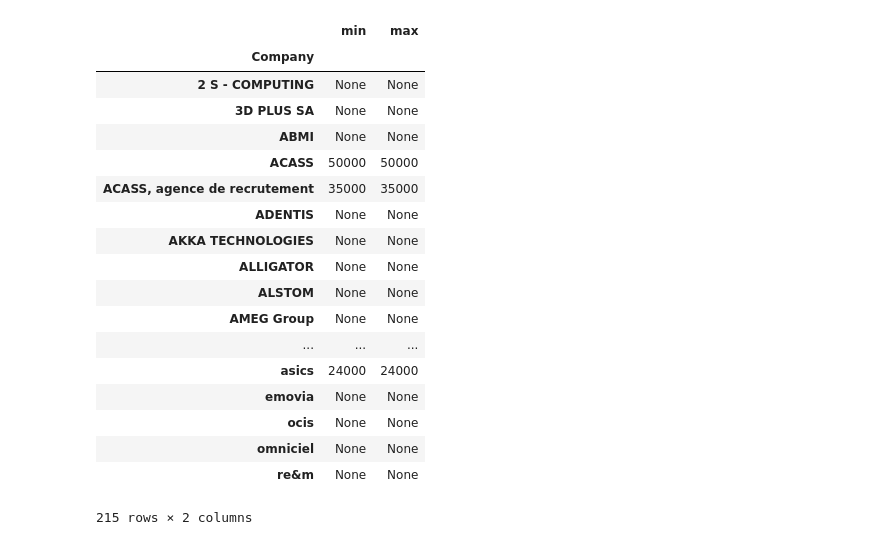
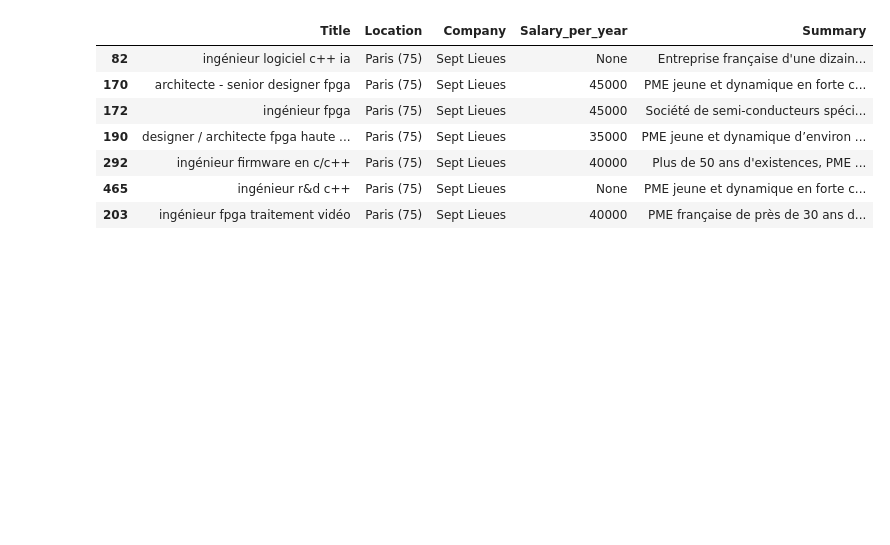
Before and after one commit to pmecchia/machine_learning_tutorials, a Jupyter notebook: codeheroku/Scrapping/indeed_microelectronics_jobs_analysis.ipynb, the cells around one changed output. Saved outputs shown, nothing was run; the diff lists cells and outputs as text; code cells hidden in the pictures; blank space fills up the shorter version.

```diff
--- a/codeheroku/Scrapping/indeed_microelectronics_jobs_analysis.ipynb
+++ b/codeheroku/Scrapping/indeed_microelectronics_jobs_analysis.ipynb
@@ -24,23 +35,15 @@ count.plot.bar(x='Companies',y='jobs');
 # %%
 salary=df.groupby(['Company']).agg([ 'min', 'max'])['Salary_per_year']
-salary
-# %% [output]
-|  | min | max |
-| Company |  |  |
-| 2 S - COMPUTING | None | None |
-| 3D PLUS SA | None | None |
-| ABMI | None | None |
-| ACASS | 50000 | 50000 |
-| ACASS, agence de recrutement | 35000 | 35000 |
-| ADENTIS | None | None |
-| AKKA TECHNOLOGIES | None | None |
-| ALLIGATOR | None | None |
-| ALSTOM | None | None |
-| AMEG Group | None | None |
-| ... | ... | ... |
-| asics | 24000 | 24000 |
-| emovia | None | None |
-| ocis | None | None |
-| omniciel | None | None |
-| re&m | None | None |
-215 rows × 2 columns
+# %%
+septlieu=df[(df['Company']=='Sept Lieues') & (df['Location']=='Paris (75)')]
+# %%
+septlieu
+# %% [output]
+|  | Title | Location | Company | Salary_per_year | Summary |
+| 82 | ingénieur logiciel c++ ia | Paris (75) | Sept Lieues | None | Entreprise française d'une dizain... |
+| 170 | architecte - senior designer fpga | Paris (75) | Sept Lieues | 45000 | PME jeune et dynamique en forte c... |
+| 172 | ingénieur fpga | Paris (75) | Sept Lieues | 45000 | Société de semi-conducteurs spéci... |
+| 190 | designer / architecte fpga haute ... | Paris (75) | Sept Lieues | 35000 | PME jeune et dynamique d’environ ... |
+| 292 | ingénieur firmware en c/c++ | Paris (75) | Sept Lieues | 40000 | Plus de 50 ans d'existences, PME ... |
+| 465 | ingénieur r&d c++ | Paris (75) | Sept Lieues | None | PME jeune et dynamique en forte c... |
+| 203 | ingénieur fpga traitement vidéo | Paris (75) | Sept Lieues | 40000 | PME française de près de 30 ans d... |
```
Also changed, not shown: parts of 5 cells of this notebook, 4 other files.
